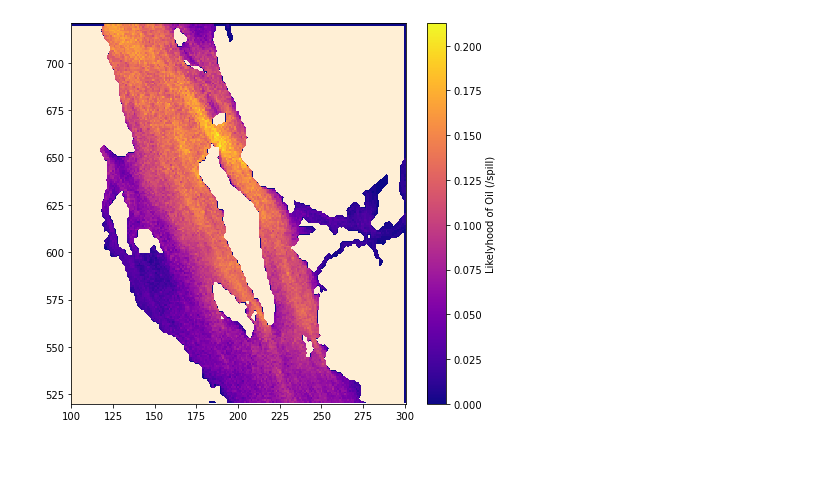
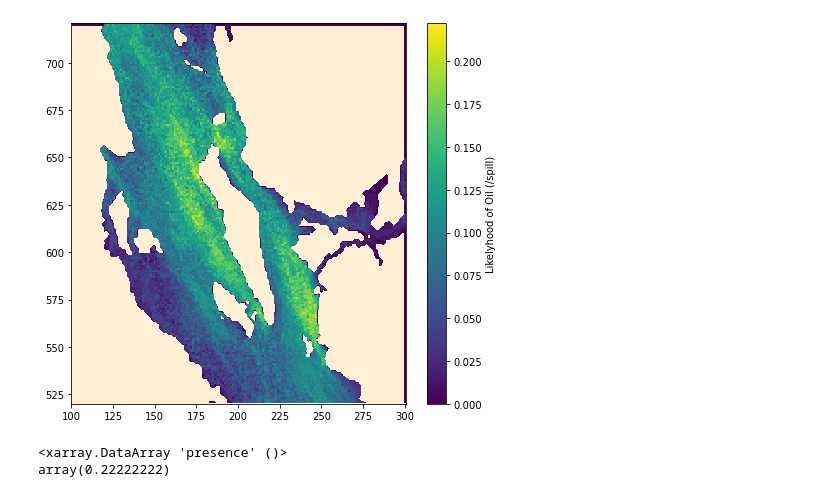
Before and after one commit to MIDOSS/Visualization, a Jupyter notebook: OilPresence.ipynb, the cells around one changed output. Saved outputs shown, nothing was run; the diff lists cells and outputs as text; code cells hidden in the pictures; blank space fills up the shorter version.

```diff
--- a/OilPresence.ipynb
+++ b/OilPresence.ipynb
@@ -14,7 +14,7 @@ cmap.set_bad('black')
 mesh = xr.open_dataset('~/MEOPAR/grid/mesh_mask201702.nc')
 tmask = 1- mesh.tmask[0, 0]
 # %%
-data3d = xr.open_dataset('/data/sallen/results/MIDOSS/Monte_Carlo/first240_oilpresence.nc')
+data3d = xr.open_dataset('/data/sallen/results/MIDOSS/Monte_Carlo/first90_oilpresence.nc')
 # %%
 imin, imax = 520, 720
 jmin, jmax = 100, 300
@@ -23,12 +23,17 @@ x_slice = np.arange(jmin, jmax)
 # %%
 fig, ax = plt.subplots(1, 1, figsize=(7.5, 7))
 colours = ax.pcolormesh(np.arange(jmin,jmax+1)+0.75, np.arange(imin,imax+1)+0.75, data3d.presence[39, imin:imax, jmin:jmax],
-              cmap='plasma');
+              );
 cb = fig.colorbar(colours, ax=ax)
 cb.set_label('Likelyhood of Oil (/spill)')
 viz_tools.plot_land_mask(ax, '/home/sallen/MEOPAR/grid/bathymetry_201702.nc',
                          xslice=x_slice, yslice=y_slice, color=landcolour);
 viz_tools.set_aspect(ax);
 fig.savefig('Likelyhood_for_240.png')
 # %% [output]
-[figure, old version]
+[figure, new version]
+# %%
+print (data3d.presence.max())
+# %% [output]
+<xarray.DataArray 'presence' ()>
+array(0.22222222)
```
Also changed, not shown: 2 other files.
